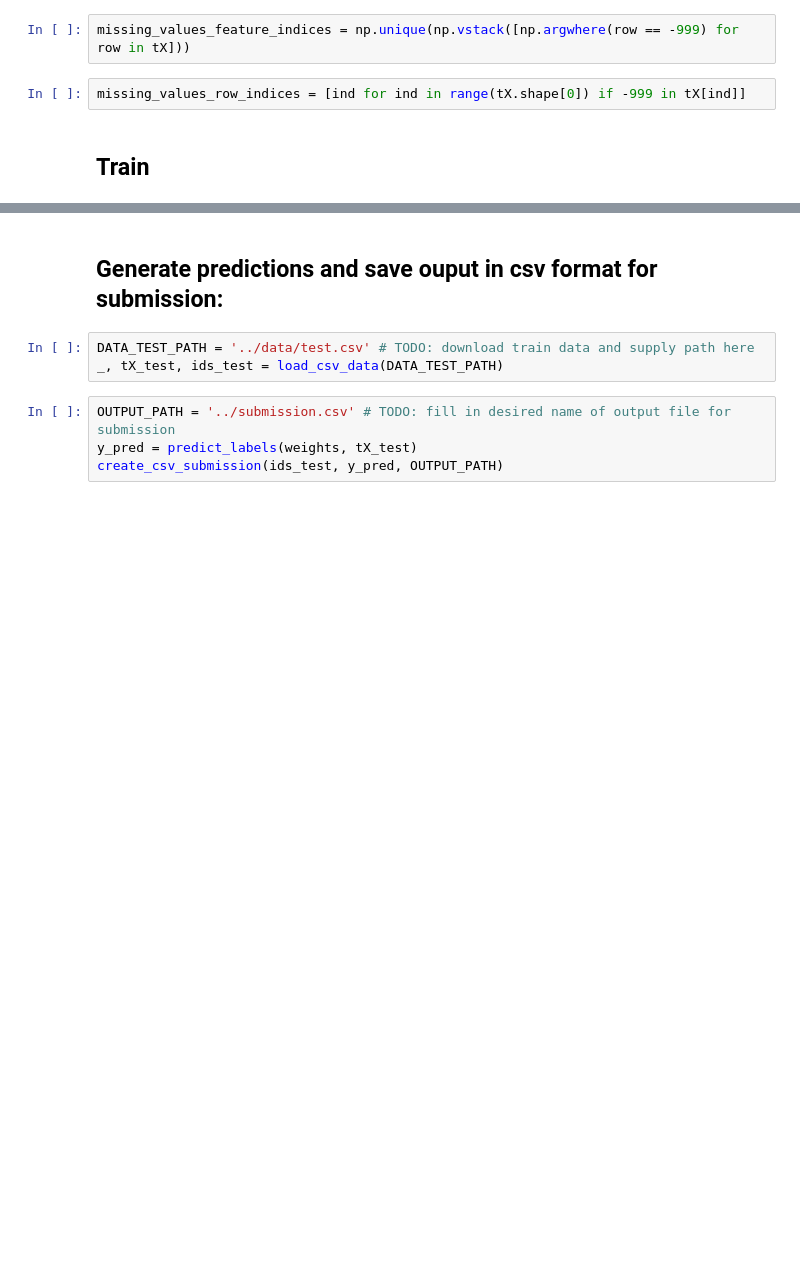
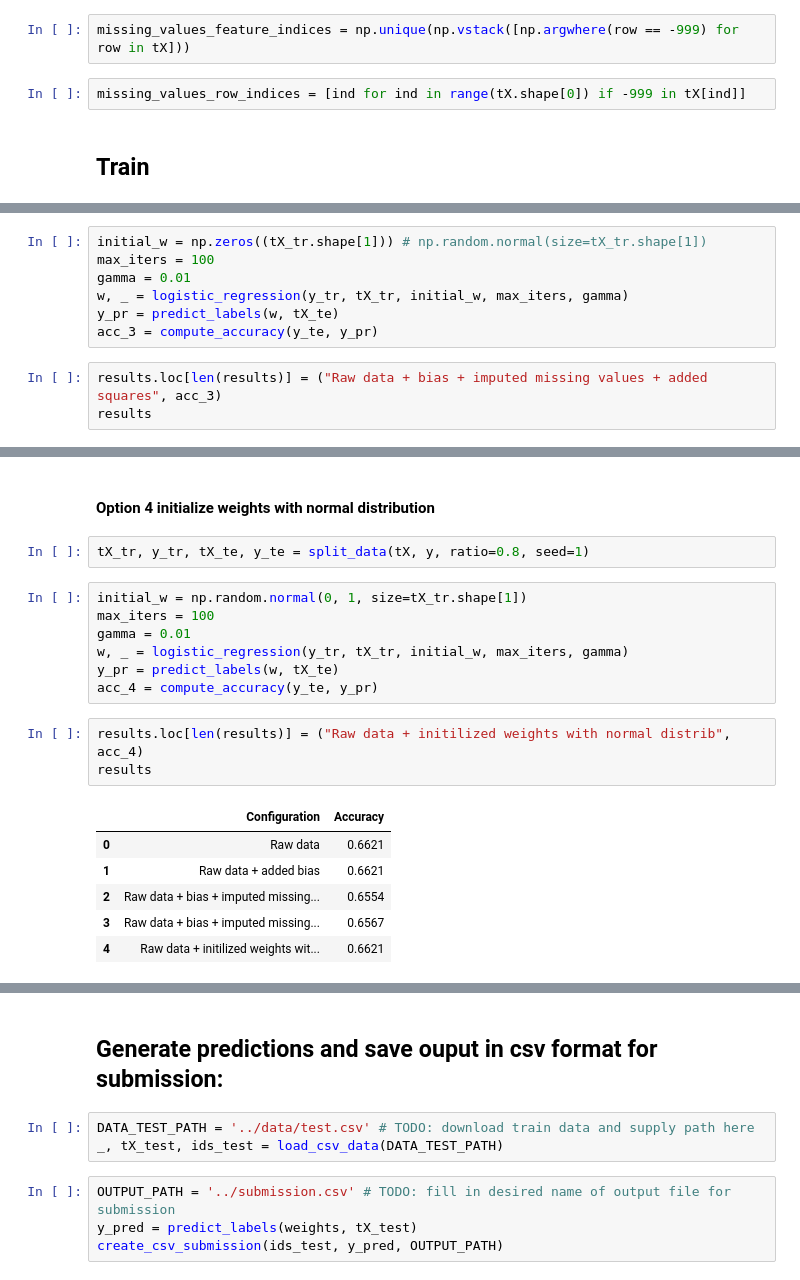
Before and after one commit to oganesManasian/EPFL-Machine-Learning-Higgs-2019, a Jupyter notebook: scripts/project1.ipynb, the cells around one changed output, grey strips where cells are left out. Cells and saved outputs as stored; diff of their text form; blank space fills up the shorter version.

```diff
--- a/scripts/project1.ipynb
+++ b/scripts/project1.ipynb
@@ -245,0 +319,10 @@ print(compute_accuracy(y_te, y_pr))
+# %%
+initial_w = np.zeros((tX_tr.shape[1])) # np.random.normal(size=tX_tr.shape[1])
+max_iters = 100
+gamma = 0.01
+w, _ = logistic_regression(y_tr, tX_tr, initial_w, max_iters, gamma)
+y_pr = predict_labels(w, tX_te)
+acc_3 = compute_accuracy(y_te, y_pr)
+# %%
+results.loc[len(results)] = ("Raw data + bias + imputed missing values + added squares", acc_3)
+results
@@ -245,0 +335,21 @@ print(compute_accuracy(y_te, y_pr))
+# %% [markdown]
+#### Option 4 initialize weights with normal distribution
+# %%
+tX_tr, y_tr, tX_te, y_te = split_data(tX, y, ratio=0.8, seed=1)
+# %%
+initial_w = np.random.normal(0, 1, size=tX_tr.shape[1])
+max_iters = 100
+gamma = 0.01
+w, _ = logistic_regression(y_tr, tX_tr, initial_w, max_iters, gamma)
+y_pr = predict_labels(w, tX_te)
+acc_4 = compute_accuracy(y_te, y_pr)
+# %%
+results.loc[len(results)] = ("Raw data + initilized weights with normal distrib", acc_4)
+results
+# %% [output]
+|  | Configuration | Accuracy |
+| 0 | Raw data | 0.6621 |
+| 1 | Raw data + added bias | 0.6621 |
+| 2 | Raw data + bias + imputed missing... | 0.6554 |
+| 3 | Raw data + bias + imputed missing... | 0.6567 |
+| 4 | Raw data + initilized weights wit... | 0.6621 |
```
Also changed, not shown: parts of 76 cells of this notebook, 2 other files.
